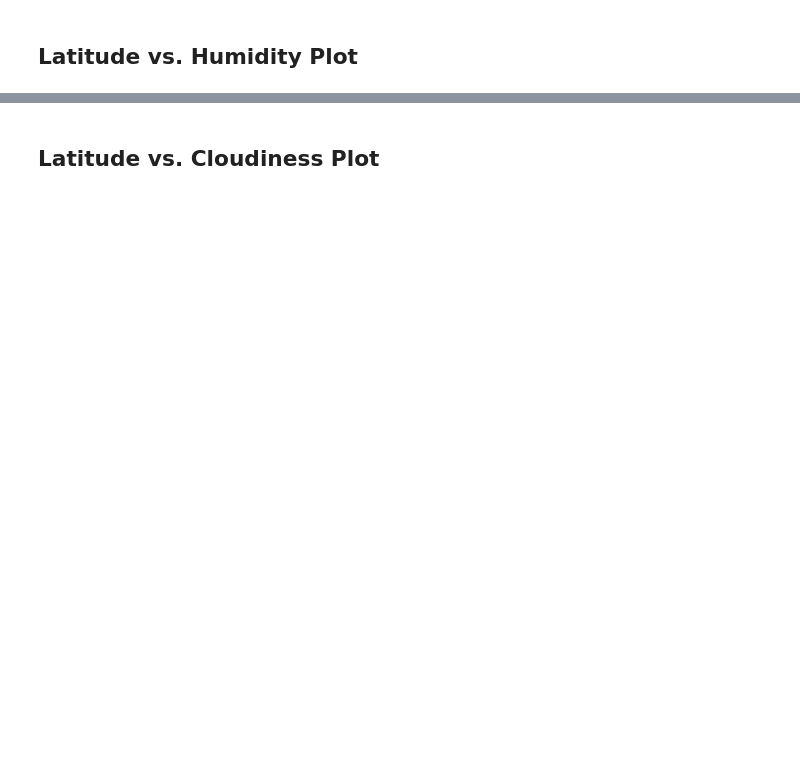
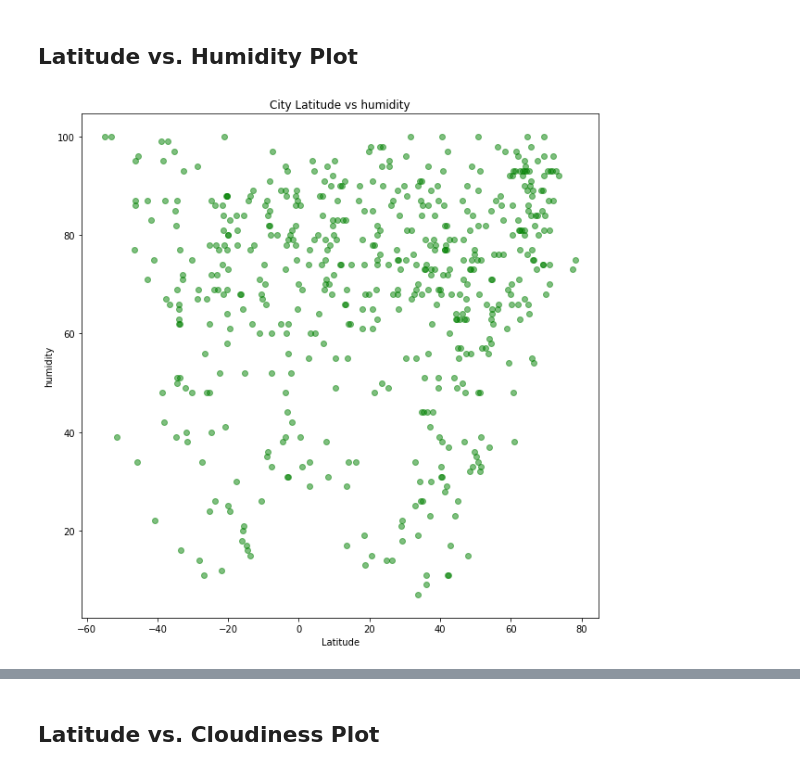
Before and after one commit to saharthejamal/API_challenge, a Jupyter notebook: starter_code/WeatherPy.ipynb, the cells around one changed output, grey strips where cells are left out. Drawn from its saved outputs; the diff is of its cells as text; code cells hidden in the pictures; blank space fills up the shorter version.

```diff
--- a/starter_code/WeatherPy.ipynb
+++ b/starter_code/WeatherPy.ipynb
@@ -169,2 +191,13 @@ Skip this step if there are no cities that have humidity > 100%.
 # %% [markdown]
 ## Latitude vs. Humidity Plot
+# %%
+import matplotlib.pyplot as plt
+plt.figure(figsize=(10,10))
+plt.scatter(cities_df["lat"], cities_df["humidity"], color='g', alpha=0.5)
+plt.xlabel('Latitude')
+plt.ylabel('humidity')
+plt.title(f'City Latitude vs humidity')
+plt.savefig("LatVsHum.png")
+plt.show()
+# %% [output]
+[figure, added]
```
Also changed, not shown: parts of 44 cells of this notebook, 6 other files.
